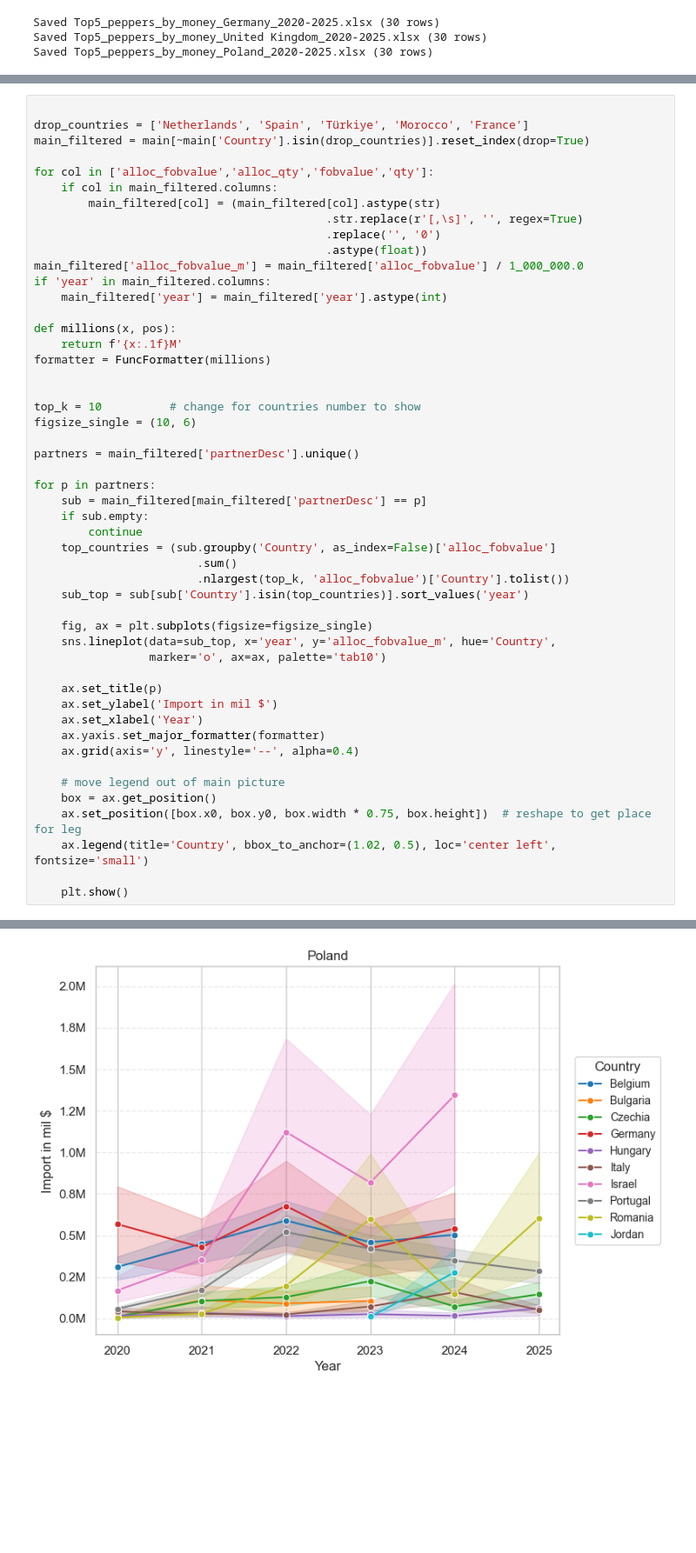
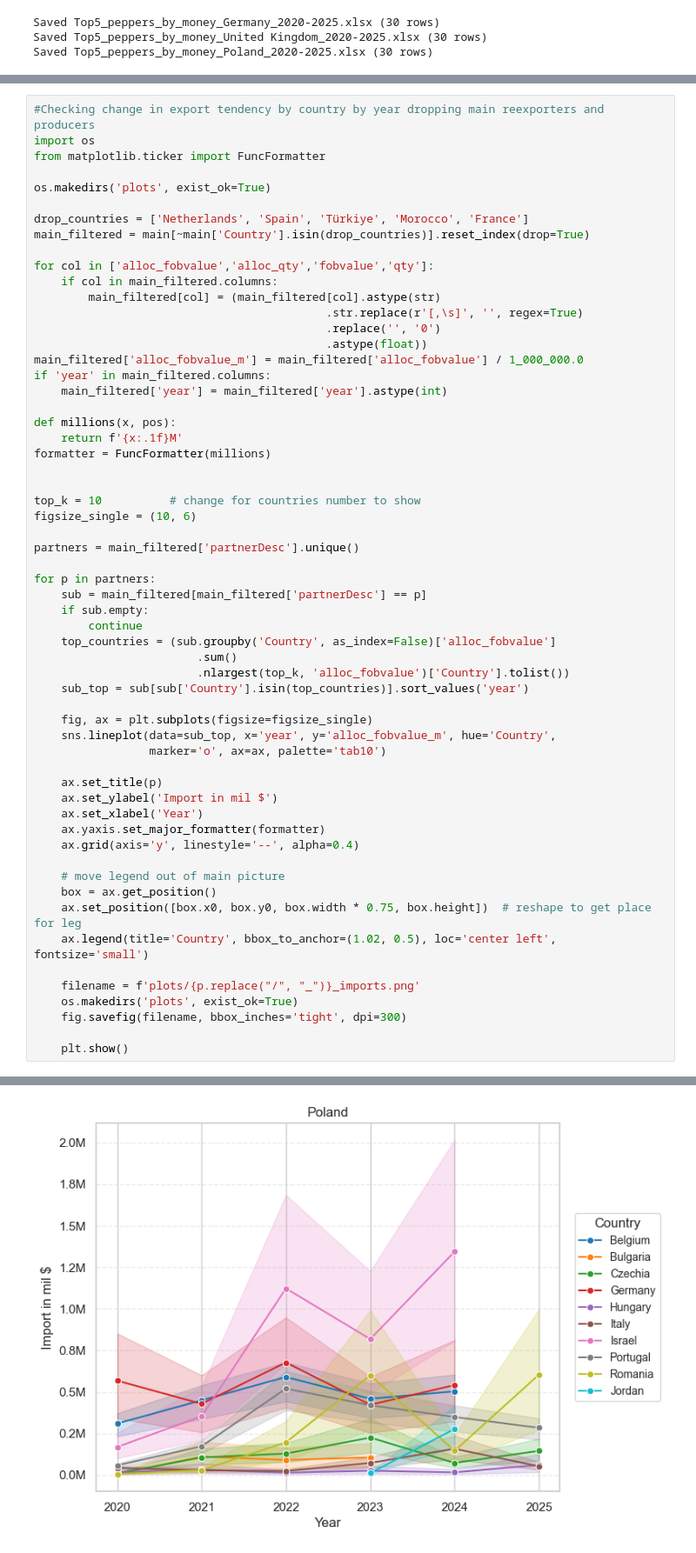
Before and after one commit to bloodnickel/nairoby-project, a Jupyter notebook: api_project.ipynb, the cells around one changed output, grey strips where cells are left out. Shown at 87% size. Cells and saved outputs as stored; diff of their text form; blank space fills up the shorter version.

```diff
--- a/api_project.ipynb
+++ b/api_project.ipynb
@@ -1047,6 +1072,11 @@ main.head()
 | 3 | 2 | Albania | cayenne / long red | 60 | FAOSTAT Albania: https://www.fao.... | Germany | 440,351.84 | 172,341.00 | 2024 | ... |
 | 4 | 3 | Albania | paprika (drying) | 25 | FAOSTAT: https://www.fao.org/faos... | Germany | 133,262.30 | 128,275.20 | 2020 | ... |
 # %%
+#Checking change in export tendency by country by year dropping main reexporters and producers
+import os
+from matplotlib.ticker import FuncFormatter
+
+os.makedirs('plots', exist_ok=True)
 
 drop_countries = ['Netherlands', 'Spain', 'Türkiye', 'Morocco', 'France']
 main_filtered = main[~main['Country'].isin(drop_countries)].reset_index(drop=True)
@@ -1072,31 +1102,35 @@ figsize_single = (10, 6)
 partners = main_filtered['partnerDesc'].unique()
 
 for p in partners:
     sub = main_filtered[main_filtered['partnerDesc'] == p]
     if sub.empty:
         continue
     top_countries = (sub.groupby('Country', as_index=False)['alloc_fobvalue']
                         .sum()
                         .nlargest(top_k, 'alloc_fobvalue')['Country'].tolist())
     sub_top = sub[sub['Country'].isin(top_countries)].sort_values('year')
 
     fig, ax = plt.subplots(figsize=figsize_single)
     sns.lineplot(data=sub_top, x='year', y='alloc_fobvalue_m', hue='Country',
                  marker='o', ax=ax, palette='tab10')
 
     ax.set_title(p)
     ax.set_ylabel('Import in mil $')
     ax.set_xlabel('Year')
     ax.yaxis.set_major_formatter(formatter)
     ax.grid(axis='y', linestyle='--', alpha=0.4)
 
     # move legend out of main picture
     box = ax.get_position()
     ax.set_position([box.x0, box.y0, box.width * 0.75, box.height])  # reshape to get place for leg
     ax.legend(title='Country', bbox_to_anchor=(1.02, 0.5), loc='center left', fontsize='small')
 
+    filename = f'plots/{p.replace("/", "_")}_imports.png'
+    os.makedirs('plots', exist_ok=True)
+    fig.savefig(filename, bbox_inches='tight', dpi=300)
+
     plt.show()
 # %% [output]
 [figure]
 [figure]
-[figure, old version]
+[figure, new version]
```
Also changed, not shown: parts of 27 cells of this notebook, 50 other files.
